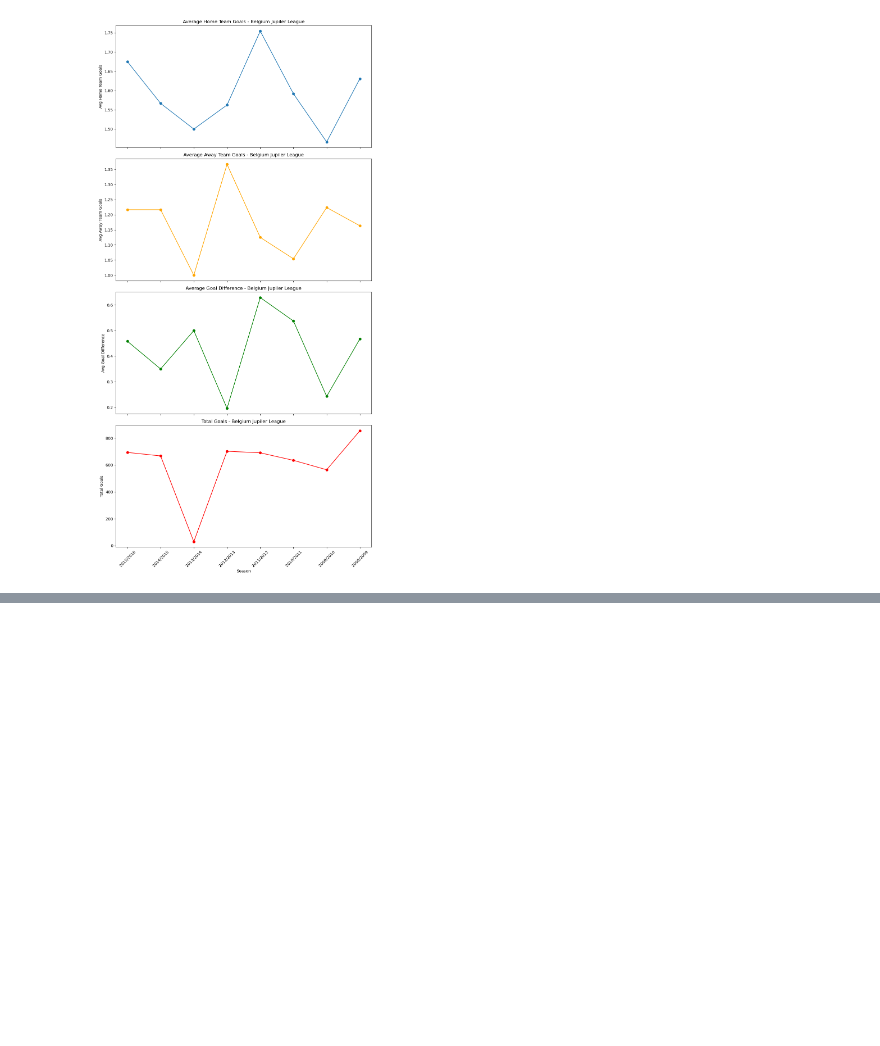
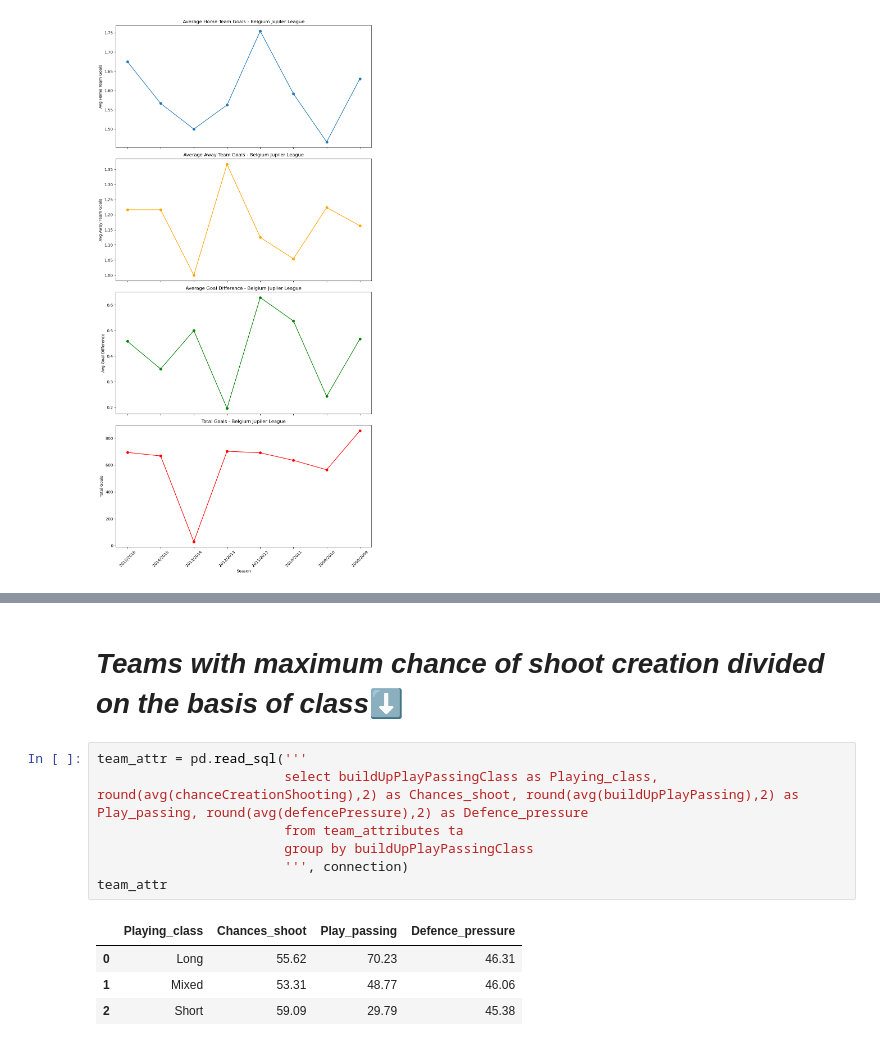
Before and after one commit to jatinkharbanda33/EuropeanSoccerAnalysis, a Jupyter notebook: Europeon Soccer Data Analysis.ipynb, the cells around one changed output, grey strips where cells are left out. Drawn from its saved outputs; the diff is of its cells as text; blank space fills up the shorter version.

```diff
--- a/Europeon Soccer Data Analysis.ipynb
+++ b/Europeon Soccer Data Analysis.ipynb
@@ -161,0 +210,14 @@ plot_metrics('Belgium', 'Belgium Jupiler League', countryPerformance)
+# %% [markdown]
+# *Teams with maximum chance of shoot creation divided on the basis of class*⬇️
+# %%
+team_attr = pd.read_sql('''
+                        select buildUpPlayPassingClass as Playing_class, round(avg(chanceCreationShooting),2) as Chances_shoot, round(avg(buildUpPlayPassing),2) as Play_passing, round(avg(defencePressure),2) as Defence_pressure
+                        from team_attributes ta
+                        group by buildUpPlayPassingClass
+                        ''', connection)
+team_attr
+# %% [output]
+|  | Playing_class | Chances_shoot | Play_passing | Defence_pressure |
+| 0 | Long | 55.62 | 70.23 | 46.31 |
+| 1 | Mixed | 53.31 | 48.77 | 46.06 |
+| 2 | Short | 59.09 | 29.79 | 45.38 |
```
Also changed, not shown: parts of 12 cells of this notebook.
